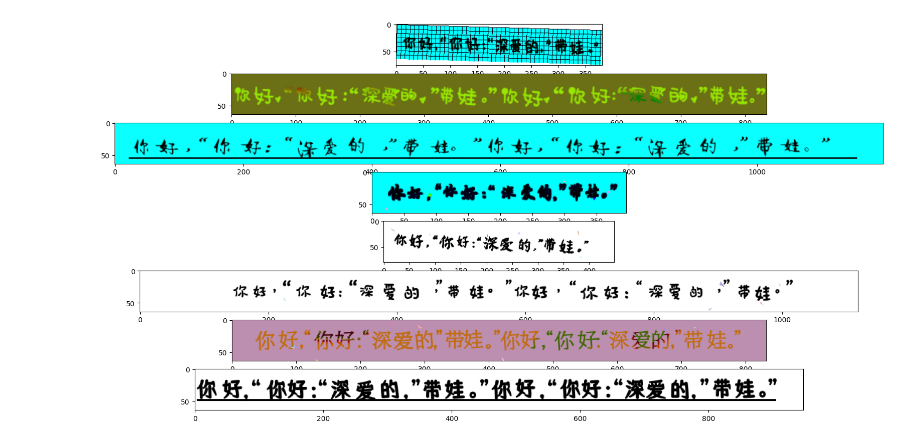
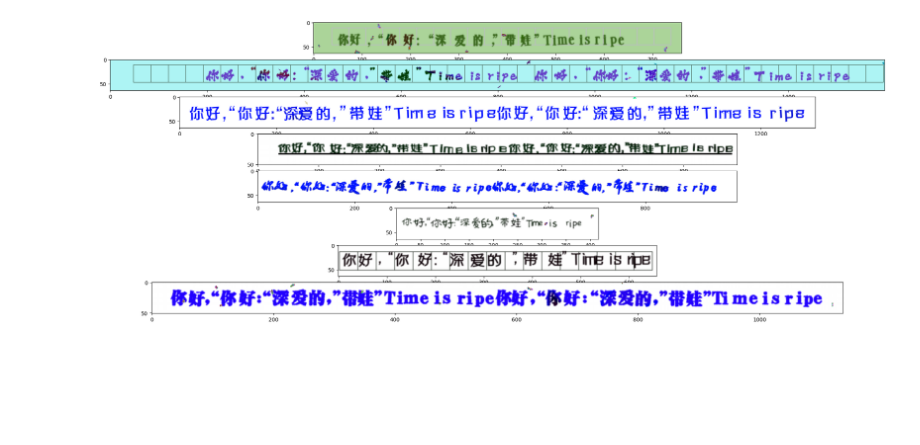
Before and after one commit to DotIN13/tang-syn-trocr, a Jupyter notebook: tang_syn.ipynb, the cells around one changed output. Drawn from its saved outputs; the diff is of its cells as text; code cells hidden in the pictures; blank space fills up the shorter version.

```diff
--- a/tang_syn.ipynb
+++ b/tang_syn.ipynb
@@ -3,32 +3,32 @@ import random
 
 import matplotlib.pyplot as plt
 import cv2
 from PIL import Image
 
 from data_aug_v2 import build_data_aug
 from tang_syn import synthesize
 
 # message = "有人Hello Pygame你的心里没有人心心"
 # message = "你好， 안녕 שָׁלוֹם 🎉🌟🙌😄！"
 
 
 # transform = build_data_aug(32, "train")
 # _, image = synthesize(message)
 # rgb_image = cv2.cvtColor(image, cv2.COLOR_BGR2RGB)
 # pillow_image = Image.fromarray(rgb_image)
 # # pillow_image = transform(pillow_image)
 # pillow_image.save("test.png")
 transform = build_data_aug(64, "train")
 fig, axs = plt.subplots(8, 1, figsize=(60, 10))
 
 for i, ax in enumerate(axs.flatten()):
-    message = "你好，“你好：“深爱的，”带娃。”" * random.randint(1, 2)
+    message = "你好，“你好：“深爱的，”带娃”Time is ripe" * random.randint(1, 2)
     image = synthesize(message)
     rgb_image = cv2.cvtColor(image, cv2.COLOR_BGR2RGB)
     pillow_image = Image.fromarray(rgb_image)
     pillow_image = transform(pillow_image)
     ax.imshow(pillow_image)
 
 plt.show()
 # %% [output]
-[figure, old version]
+[figure, new version]
```
Also changed, not shown: 34 other files.
